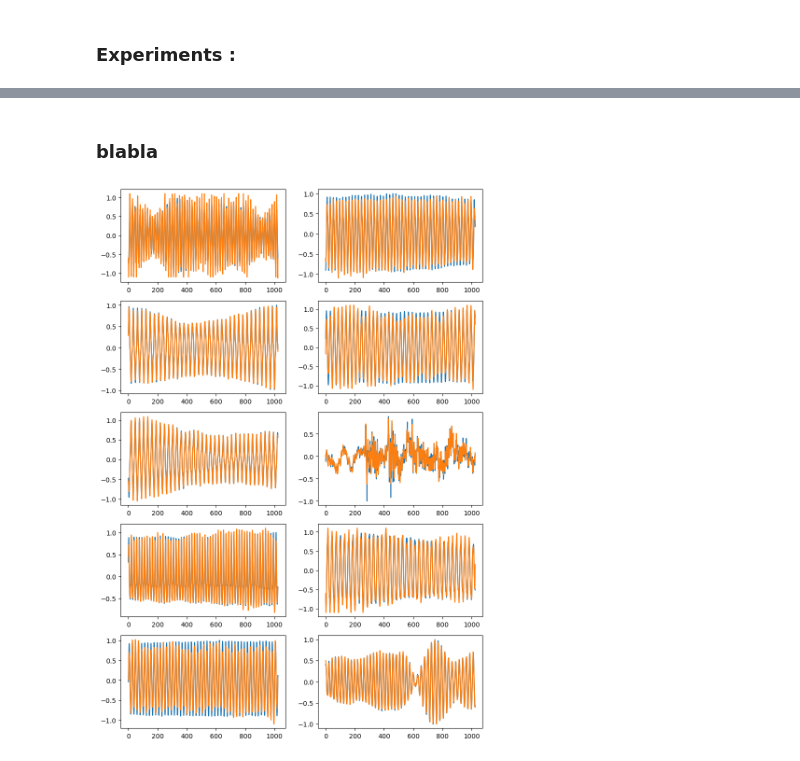
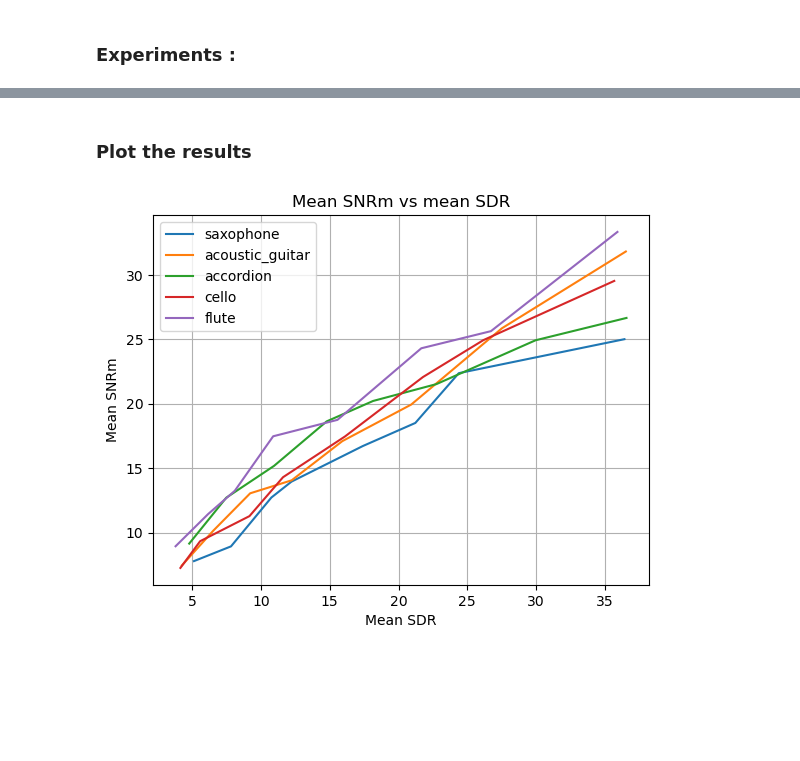
Before and after one commit to pierreaguie/C-OMP-for-Audio-Declipping, a Jupyter notebook: AudioDeclipping.ipynb, the cells around one changed output, grey strips where cells are left out. Drawn from its saved outputs; the diff is of its cells as text; code cells hidden in the pictures; blank space fills up the shorter version.

Commit message:
Added the plotting functions

```diff
--- a/AudioDeclipping.ipynb
+++ b/AudioDeclipping.ipynb
@@ -911,14 +938,2 @@ SolverError: Solver 'OSQP' failed. Try another solver, or solve with verbose=Tru
-# %% [markdown]
-### blabla
-# %%
-data = sf.read('processed_sounds/flute/1.wav')[0]
-random_starts = np.random.randint(0, len(data) - 1024, 10)
-random_frames = [data[start:start+1024]/np.max(abs(data[start:start+1024])) for start in random_starts]
-fig, axes = plt.subplots(5, 2, figsize=(10, 15))
-for i in range(5):
-    axes[i, 0].plot(random_frames[i])
-    axes[i,0].plot(OMP(random_frames[i], 100, 1e-3, theta_clip=0.6, theta_max=1.1, verbose = False)[0])
-    axes[i, 1].plot(random_frames[i+5])
-    axes[i,1].plot(OMP(random_frames[i+5], 100, 1e-3, theta_clip=0.6, theta_max=1.1, verbose = False)[0])
-# %% [output]
-[figure, removed]
+# %% [markdown]
+### Plot the results
@@ -924,0 +986,4 @@ for i in range(5):
+# %%
+compact_plot()
+# %% [output]
+[figure, added]
```
Also changed, not shown: parts of 3 cells of this notebook.
